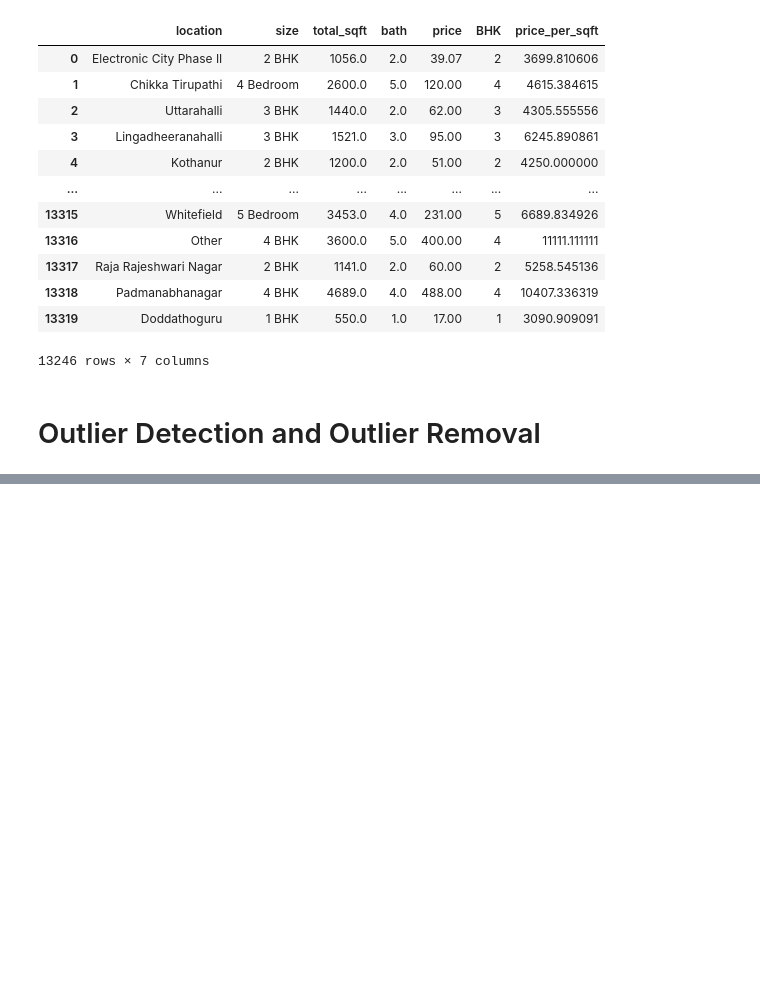
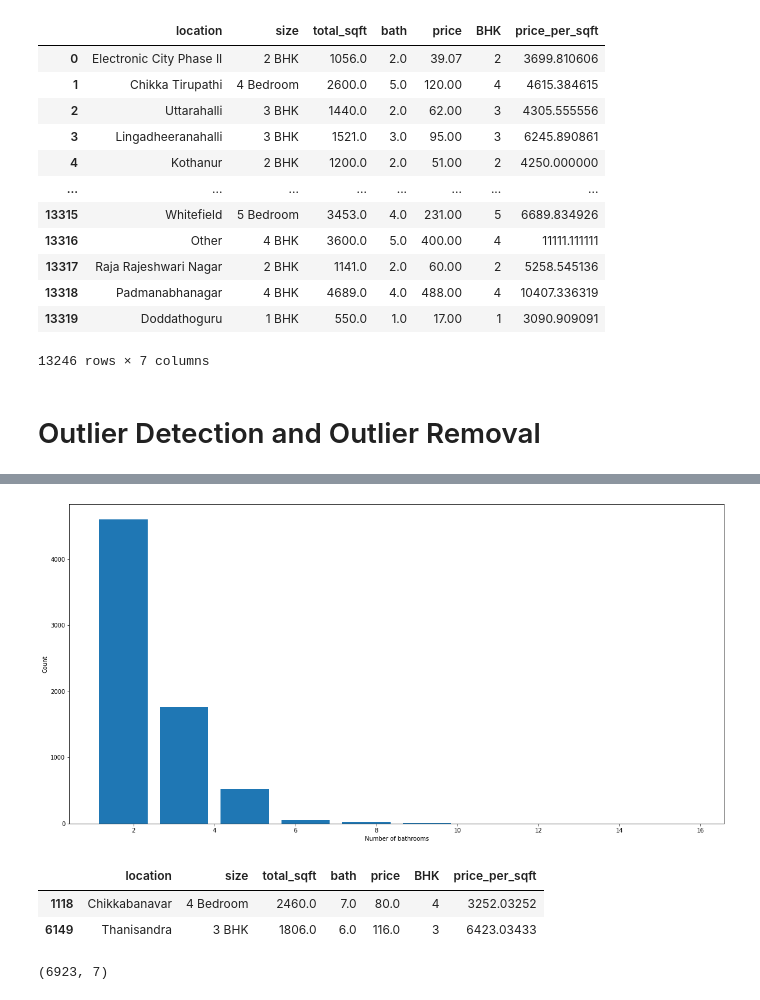
Before and after one commit to junaideveloper/rea_estate_price_prediction, a Jupyter notebook: price_prediction.ipynb, the cells around one changed output, grey strips where cells are left out. Drawn from its saved outputs; the diff is of its cells as text; code cells hidden in the pictures; blank space fills up the shorter version.

```diff
--- a/price_prediction.ipynb
+++ b/price_prediction.ipynb
@@ -268,0 +399,20 @@ df5
+# %%
+plt.hist(df8.bath,rwidth=0.8)
+plt.xlabel('Number of bathrooms')
+plt.ylabel('Count')
+plt.show()
+# %% [output]
+[figure, added]
+# %%
+# remove number of bathrooms grater than bhk+2
+
+df8[df8.bath > df8.BHK + 2]
+# %% [output]
+|  | location | size | total_sqft | bath | price | BHK | price_per_sqft |
+| 1118 | Chikkabanavar | 4 Bedroom | 2460.0 | 7.0 | 80.0 | 4 | 3252.03252 |
+| 6149 | Thanisandra | 3 BHK | 1806.0 | 6.0 | 116.0 | 3 | 6423.03433 |
+# %%
+df9 = df8[(df8.bath < df8.BHK + 2)]
+df9.shape
+# %% [output]
+(6923, 7)
```
Also changed, not shown: parts of 13 cells of this notebook.
